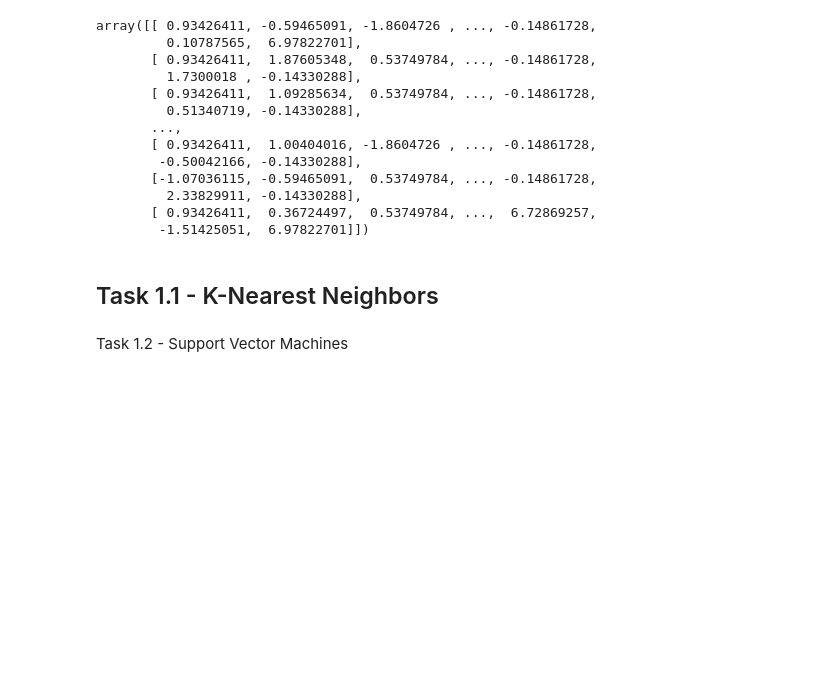
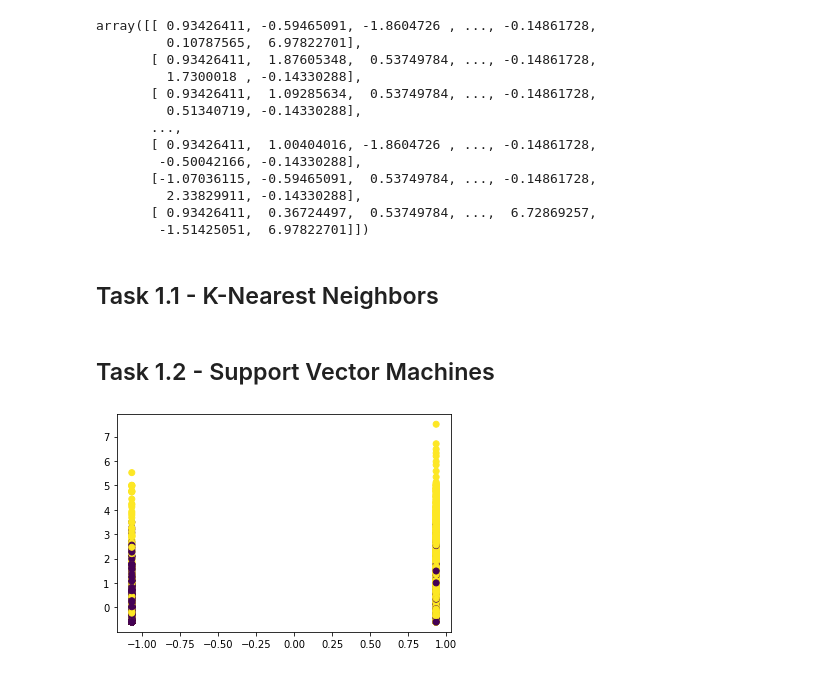
Before and after one commit to Diego-CB/Lab5-IA, a Jupyter notebook: lab5.ipynb, the cells around one changed output. Drawn from its saved outputs; the diff is of its cells as text; code cells hidden in the pictures; blank space fills up the shorter version.

```diff
--- a/lab5.ipynb
+++ b/lab5.ipynb
@@ -171,4 +171,50 @@ X_entreno, X_prueba, y_entreno, y_prueba = train_test_split(X, y, test_size = 0.
 # %% [markdown]
 ## Task 1.1 - K-Nearest Neighbors
 # %% [markdown]
-Task 1.2 - Support Vector Machines
+## Task 1.2 - Support Vector Machines
+# %%
+import matplotlib.pyplot as plt
+
+# Define the hyperparameters
+lr = 1
+C = 1
+n_epochs = 100
+
+# Initialize the weights and bias
+w = np.zeros(X.shape[1])
+b = 0
+
+# Define the hinge loss function
+def hinge_loss(X, y, w, b):
+    distances = y * (np.dot(X, w) + b)
+    return np.maximum(0, 1 - distances)
+
+# Train the SVM classifier on your data
+for epoch in range(n_epochs):
+    for i, x in enumerate(X):
+        loss = hinge_loss(x, y[i], w, b)
+        if loss == 0:
+            gradient_w = w
+            gradient_b = 0
+        else:
+            gradient_w = w - C * y[i] * x
+            gradient_b = -C * y[i]
+
+        w -= lr * gradient_w
+        b -= lr * gradient_b
+
+# Make a prediction with the trained classifier
+y_pred = []
+
+for test in X_prueba:
+    prediction = np.sign(np.dot(test, w) + b)
+    y_pred.append(prediction)
+
+# Plot the decision boundary
+plt.scatter(X[:, 0], X[:, 1], c=y)
+x_vals = np.array([np.min(X[:, 0]), np.max(X[:, 0])])
+y_vals = - (w[0] * x_vals + b) / w[1]
+plt.plot(x_vals, y_vals)
+plt.show()
+# %% [output]
+[figure, added]
```
Also changed, not shown: parts of 2 cells of this notebook.
